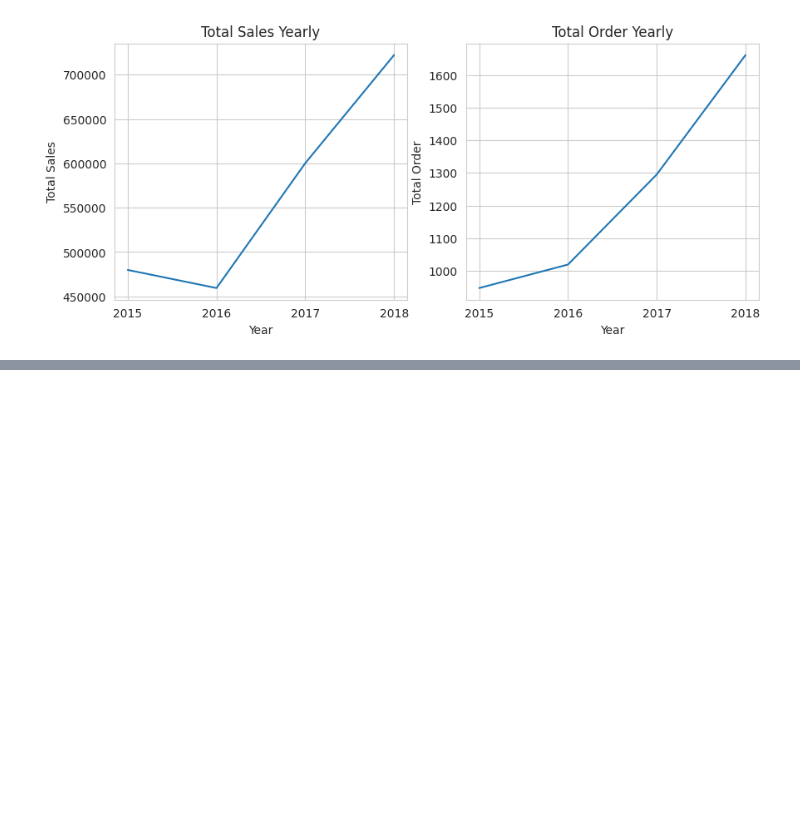
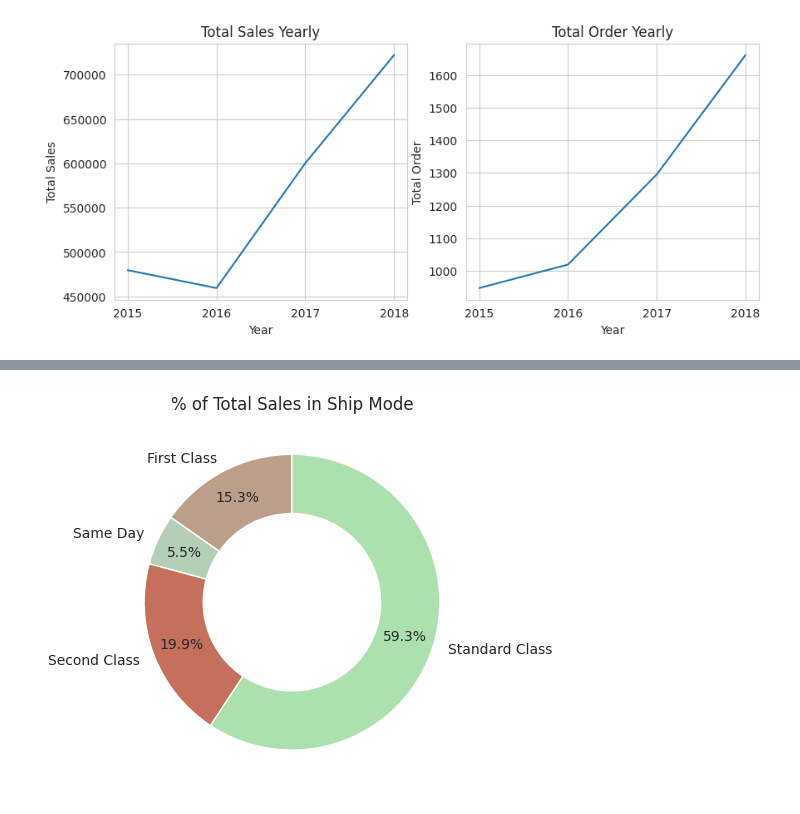
Before and after one commit to Xeroniter/Air, a Jupyter notebook: Carrera/Lab 01.ipynb, the cells around one changed output, grey strips where cells are left out. Drawn from its saved outputs; the diff is of its cells as text; code cells hidden in the pictures; blank space fills up the shorter version.

```diff
--- a/Carrera/Lab 01.ipynb
+++ b/Carrera/Lab 01.ipynb
@@ -22,6 +22,7 @@ def barplot(result, **barlimit):
 def pieplot(result, **pieargs):
   if "colors" not in pieargs.keys():
     pieargs["colors"] = colors
+  pieargs["ylabel"] = ""
   plot = result.plot.pie(**pieargs);
 
 def lineplot(result, **lineargs):
@@ -64,0 +70,4 @@ origin.isnull().sum().sum()
+# %%
+origin = origin.drop_duplicates()
+
+origin.duplicated().sum()
@@ -97,3 +120,9 @@ lineplot(yearly.total_sales, title=title_one, ylabel=ylabel_one, xlabel=xlabel,
 lineplot(yearly.total_order, title=title_ore, ylabel=ylabel_ore, xlabel=xlabel, ax=axes[1])
 # %% [output]
 [figure]
+# %%
+origin["selisih"] = origin.ship_date - origin.order_date
+
+origin['selisih'] = origin["selisih"].dt.days
+
+origin[["selisih"]].iloc[:5]
@@ -99,0 +136,12 @@ lineplot(yearly.total_order, title=title_ore, ylabel=ylabel_ore, xlabel=xlabel,
+# %%
+ratori = origin.groupby("ship_mode")["sales"].sum()
+
+title = "% of Total Sales in Ship Mode"
+
+pieplot(
+  ratori, title=title,
+  autopct='%1.1f%%', startangle=90,
+  wedgeprops=dict(width=0.4), pctdistance=0.8
+)
+# %% [output]
+[figure, added]
```
Also changed, not shown: parts of 14 cells of this notebook.
